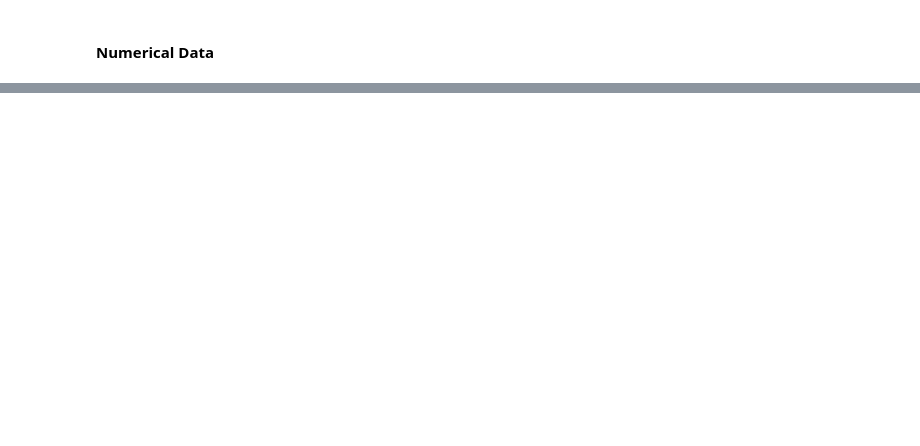
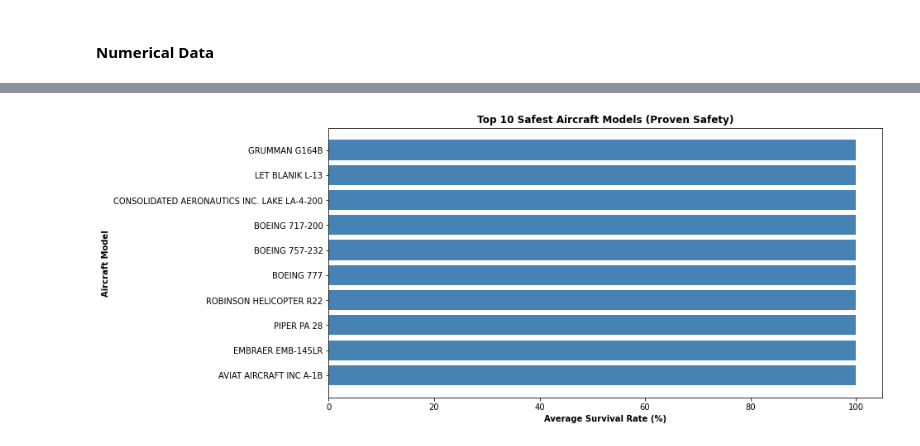
Before and after one commit to yvonniewanyoike/Phase1Project, a Jupyter notebook: Phase1Project.ipynb, the cells around one changed output, grey strips where cells are left out. Saved outputs shown, nothing was run; the diff lists cells and outputs as text; code cells hidden in the pictures; blank space fills up the shorter version.

```diff
--- a/Phase1Project.ipynb
+++ b/Phase1Project.ipynb
@@ -362,0 +659,3 @@ dtype: int64
+# %%
+#create a new column containing only the years
+w_df['Year'] = w_df['Event.Date'].dt.year
@@ -362,0 +806,16 @@ dtype: int64
+# %%
+# create a copy of safest_planes df
+safest_planes = safest_planes.copy()
+
+# Update the specific rows by providing the (Make, Model) pair
+# Use df.at
+safest_planes.at[('LET', 'BLANIK L-13'), 'Aircraft_Type'] = 'GLIDER'
+safest_planes.at[('CONSOLIDATED AERONAUTICS INC.', 'LAKE LA-4-200'), 'Aircraft_Type'] = 'AIRPLANE'
+safest_planes.at[('BOEING', '717-200'), 'Aircraft_Type'] = 'AIRPLANE'
+safest_planes.at[('BOEING', '757-232'), 'Aircraft_Type'] = 'AIRPLANE'
+safest_planes.at[('BOEING', '777'), 'Aircraft_Type'] = 'AIRPLANE'
+safest_planes.at[('PIPER', 'PA 28'), 'Aircraft_Type'] = 'AIRPLANE'
+safest_planes.at[('EMBRAER', 'EMB-145LR'), 'Aircraft_Type'] = 'AIRPLANE'
+
+# check changes
+safest_planes.head(10)
@@ -362,0 +852,25 @@ dtype: int64
+# %%
+# Prepare a subset for the graph (Top 10)
+# We reset the index to turn Make and Model back into normal columns for labeling
+plot_data = safest_planes.head(10).reset_index()
+
+# Create a "Full Name" column to concatenate 'Make' & 'Model' (e.g., "CESSNA 172")
+plot_data['Full_Name'] = plot_data['Make'] + " " + plot_data['Model']
+
+# Create the plot and sets the size of the window
+plt.figure(figsize=(12, 6))
+
+plt.barh(plot_data['Full_Name'], plot_data['Avg_Survival_Rate'], color='#4682B4')
+
+# Add labels and title
+plt.xlabel('Average Survival Rate (%)', fontweight= 'bold')
+plt.ylabel('Aircraft Model', fontweight= 'bold')
+plt.title('Top 10 Safest Aircraft Models (Proven Safety)', fontweight= 'bold')
+
+# flip the order so the #1 plane is at the top
+plt.gca().invert_yaxis()
+
+# 6. Show the graph
+plt.show()
+# %% [output]
+[figure, added]
```
Also changed, not shown: parts of 121 cells of this notebook.
